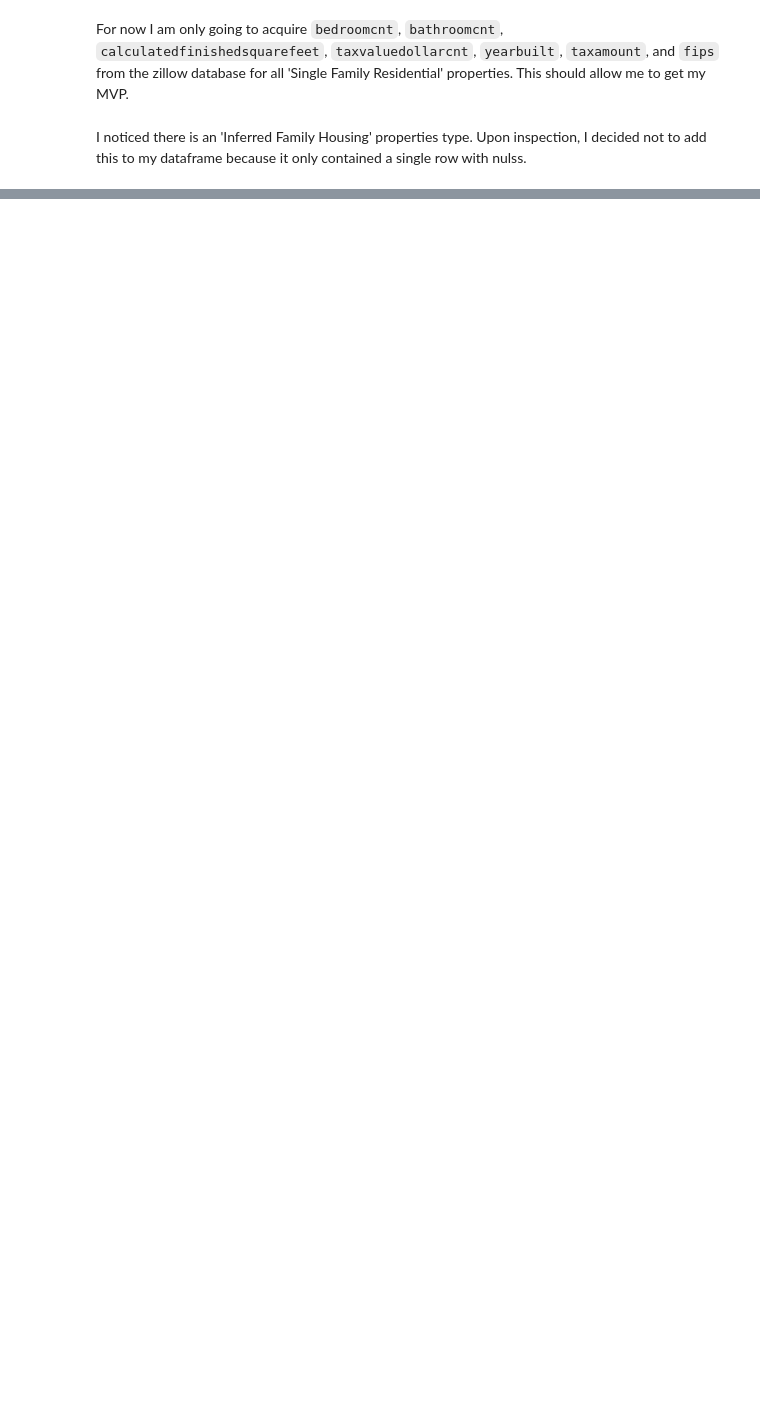
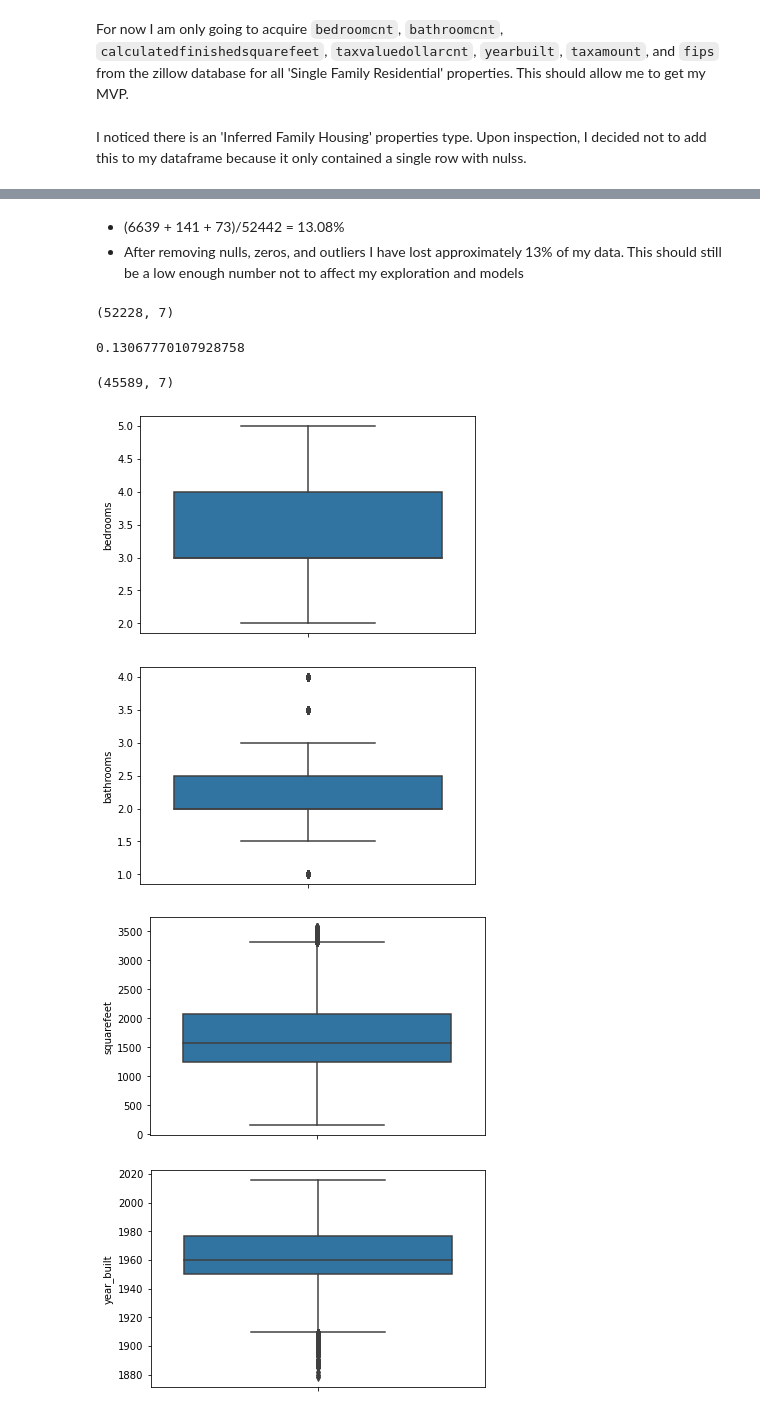
Before and after one commit to JeanetteSchulz/Regression-Project-Estimating-Home-Value, a Jupyter notebook: Analysis_Work.ipynb, the cells around one changed output, grey strips where cells are left out. Drawn from its saved outputs; the diff is of its cells as text; code cells hidden in the pictures; blank space fills up the shorter version.

```diff
--- a/Analysis_Work.ipynb
+++ b/Analysis_Work.ipynb
@@ -76,0 +268,32 @@ Plan -> Acquire -> Prepare -> Explore -> Model & Evaluate -> Deliver
+# %%
+def remove_outliers(df, k, col_list):
+    '''
+    This dataframe takes in a dataframe, a define k, and the list of columns to be checked for outliers.
+    The outliers are removed based on statistical upper and lower bounds, and a dataframe of
+    remaining rows is returned.
+    '''
+
+    for col in col_list:
+
+        q1, q3 = df[col].quantile([.25, .75])  # get quartiles
+
+        iqr = q3 - q1   # calculate interquartile range
+
+        upper_bound = q3 + k * iqr   # get upper bound
+        lower_bound = q1 - k * iqr   # get lower bound
+
+        # Return dataframe without outliers
+        df = df[(df[col] > lower_bound) & (df[col] < upper_bound)]
+
+    return df
+# %%
+before = zillow.shape[0]
+zillow = remove_outliers(zillow, 1.5, ['bedrooms',
+                                      'bathrooms',
+                                      'squarefeet',
+                                      #'year_built',
+                                      #'regionidzip',
+                                      #'fips',
+                                      'tax_value'])
+
+print((before - zillow.shape[0]), 'rows dropped')
@@ -76,0 +302,28 @@ Plan -> Acquire -> Prepare -> Explore -> Model & Evaluate -> Deliver
+# %% [markdown]
+- (6639 + 141 + 73)/52442 = 13.08%
+- After removing nulls, zeros, and outliers I have lost approximately 13% of my data. This should still be a low enough number not to affect my exploration and models
+# %%
+zillow.shape
+# %% [output]
+(52228, 7)
+# %%
+(6639 + 141 + 73)/52442
+# %% [output]
+0.13067770107928758
+# %%
+larry.shape
+# %% [output]
+(45589, 7)
+# %%
+columns = zillow.columns
+
+# Create boxplots for each column
+for x in columns:
+    sns.boxplot(data= larry, y = x)
+    plt.title('')
+    plt.show()
+# %% [output]
+[figure, added]
+[figure, added]
+[figure, added]
+[figure, added]
```
Also changed, not shown: parts of 29 cells of this notebook, 1 other file.
